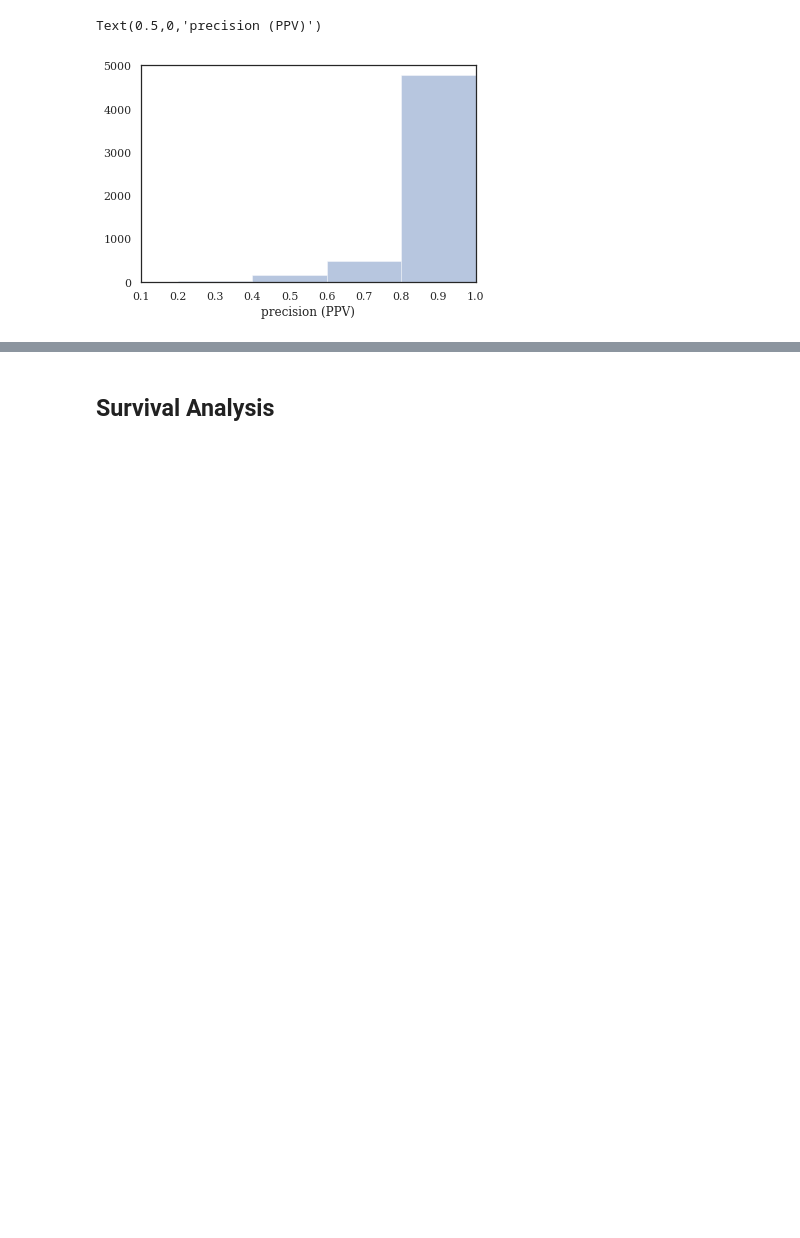
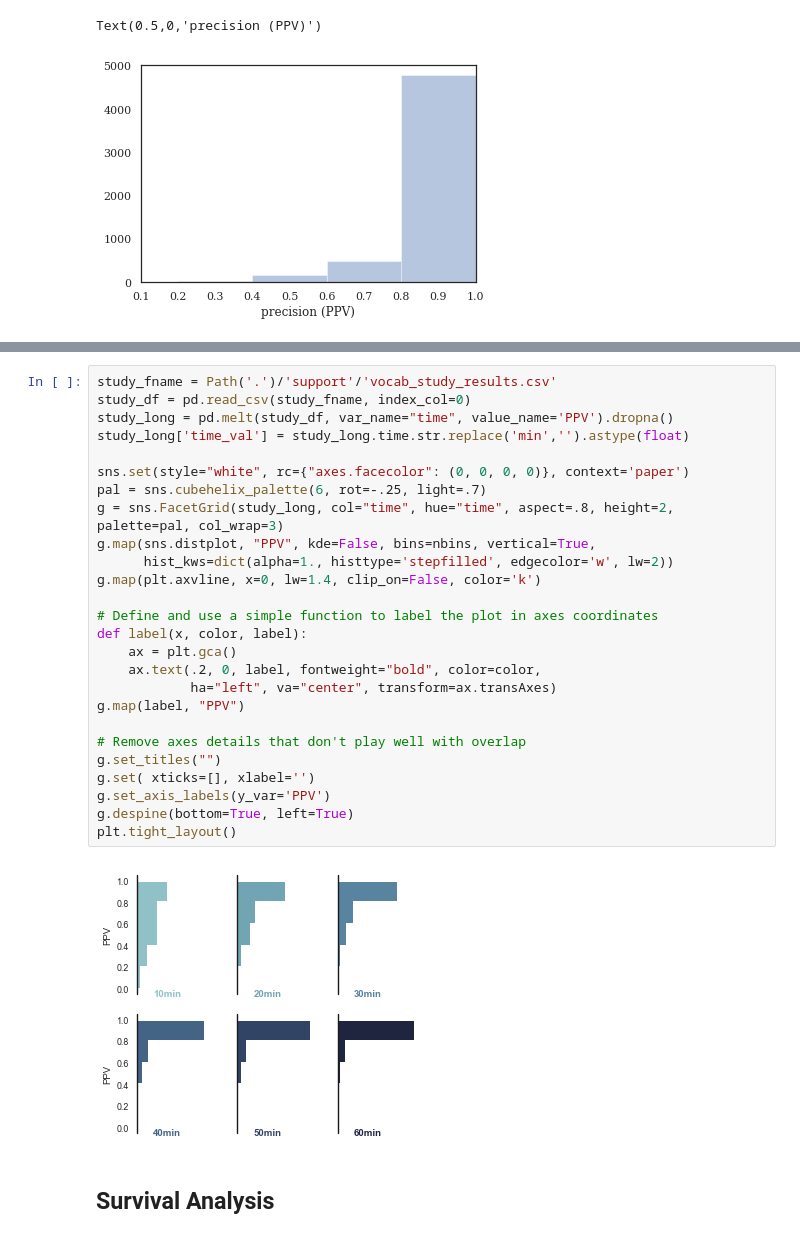
Before and after one commit to usnistgov/nestor, a Jupyter notebook: docs/notebooks/survival-analysis.ipynb, the cells around one changed output, grey strips where cells are left out. Saved outputs shown, nothing was run; the diff lists cells and outputs as text; blank space fills up the shorter version.

```diff
--- a/docs/notebooks/survival-analysis.ipynb
+++ b/docs/notebooks/survival-analysis.ipynb
@@ -162,3 +171,31 @@ plt.savefig('toks_v_tags.png', dpi=300)
+# %%
+study_fname = Path('.')/'support'/'vocab_study_results.csv'
+study_df = pd.read_csv(study_fname, index_col=0)
+study_long = pd.melt(study_df, var_name="time", value_name='PPV').dropna()
+study_long['time_val'] = study_long.time.str.replace('min','').astype(float)
+
+sns.set(style="white", rc={"axes.facecolor": (0, 0, 0, 0)}, context='paper')
+pal = sns.cubehelix_palette(6, rot=-.25, light=.7)
+g = sns.FacetGrid(study_long, col="time", hue="time", aspect=.8, height=2, palette=pal, col_wrap=3)
+g.map(sns.distplot, "PPV", kde=False, bins=nbins, vertical=True,
+      hist_kws=dict(alpha=1., histtype='stepfilled', edgecolor='w', lw=2))
+g.map(plt.axvline, x=0, lw=1.4, clip_on=False, color='k')
+
+# Define and use a simple function to label the plot in axes coordinates
+def label(x, color, label):
+    ax = plt.gca()
+    ax.text(.2, 0, label, fontweight="bold", color=color,
+            ha="left", va="center", transform=ax.transAxes)
+g.map(label, "PPV")
+
+# Remove axes details that don't play well with overlap
+g.set_titles("")
+g.set( xticks=[], xlabel='')
+g.set_axis_labels(y_var='PPV')
+g.despine(bottom=True, left=True)
+plt.tight_layout()
+# %% [output]
+[figure, added]
 # %% [markdown]
 
 ## Survival Analysis
```
Also changed, not shown: parts of 10 cells of this notebook, 2 other files.
